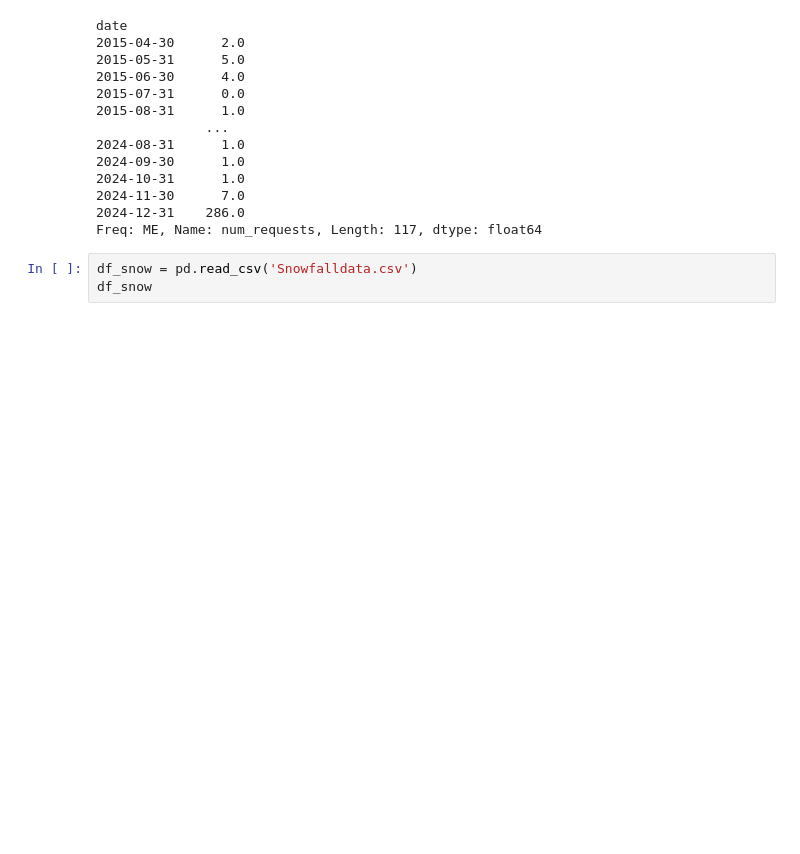
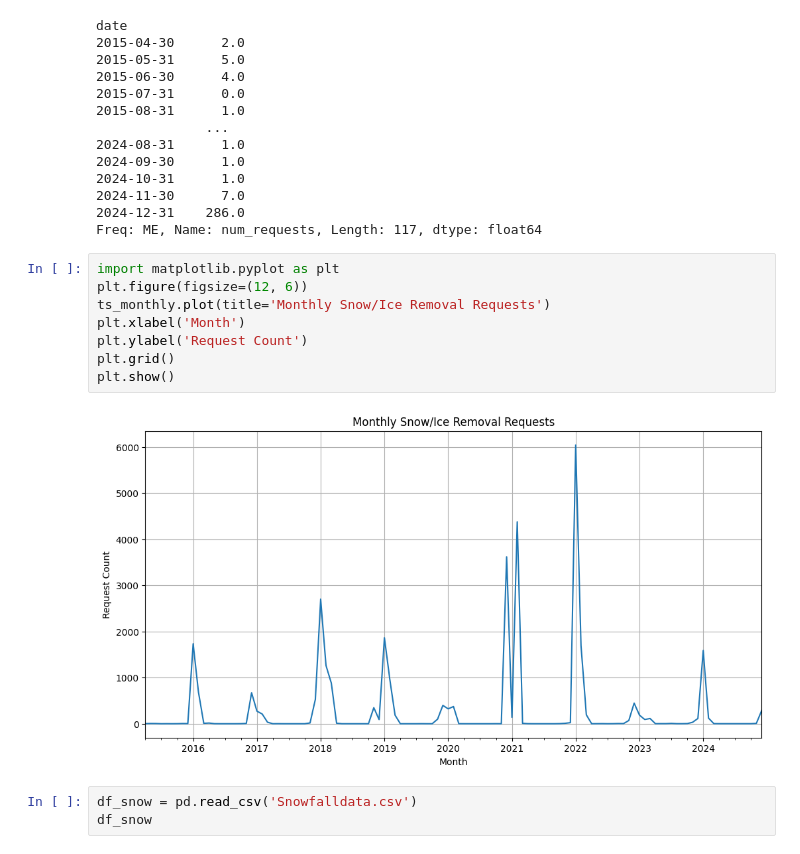
Before and after one commit to alankagiri/Machine_Learning_For_Public_Policy_Adding_Value_Project, a Jupyter notebook: forecast.ipynb, the cells around one changed output. Saved outputs shown, nothing was run; the diff lists cells and outputs as text; blank space fills up the shorter version.

```diff
--- a/forecast.ipynb
+++ b/forecast.ipynb
@@ -104,6 +100,16 @@ date
 2024-11-30      7.0
 2024-12-31    286.0
 Freq: ME, Name: num_requests, Length: 117, dtype: float64
+# %%
+import matplotlib.pyplot as plt
+plt.figure(figsize=(12, 6))
+ts_monthly.plot(title='Monthly Snow/Ice Removal Requests')
+plt.xlabel('Month')
+plt.ylabel('Request Count')
+plt.grid()
+plt.show()
+# %% [output]
+[figure, added]
 # %%
 df_snow = pd.read_csv('Snowfalldata.csv')
 df_snow
```
Also changed, not shown: parts of 47 cells of this notebook.
